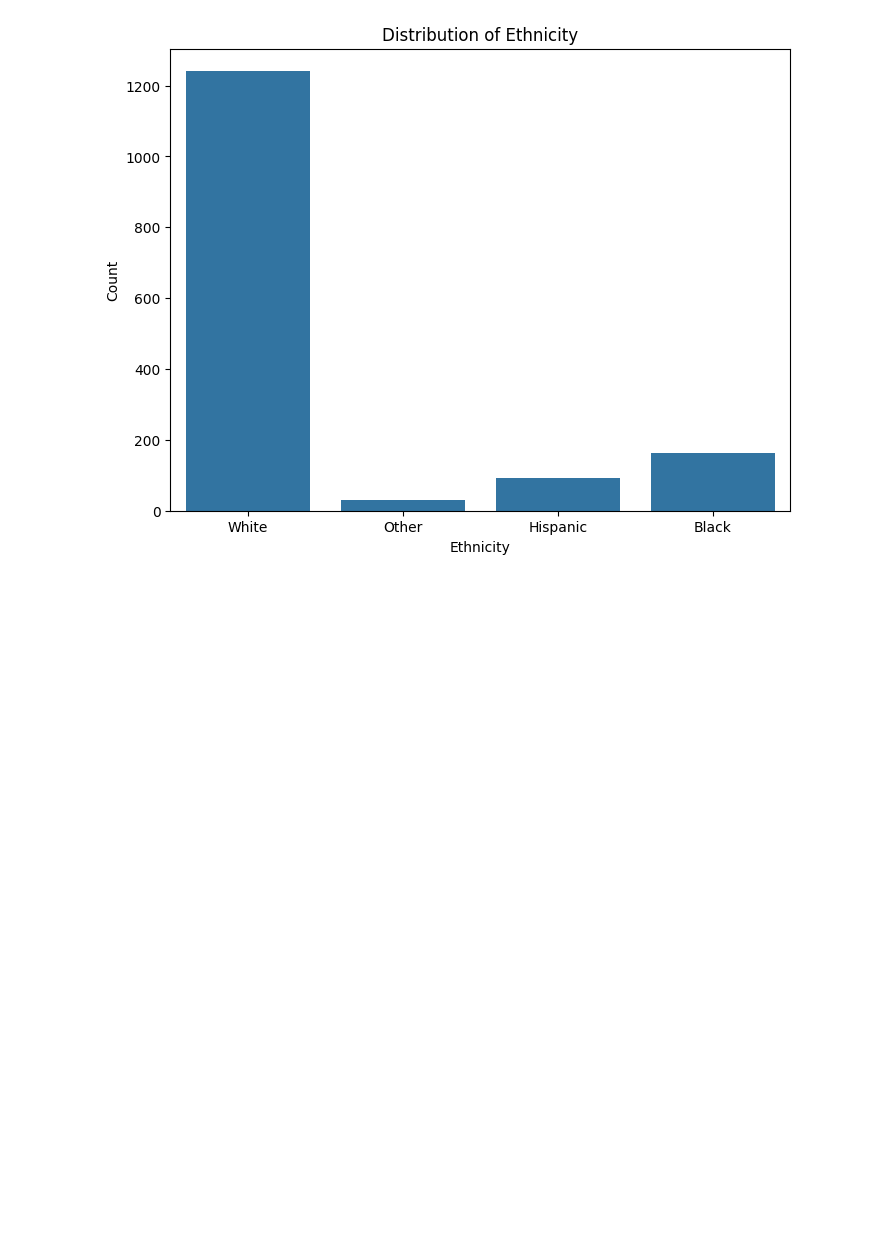
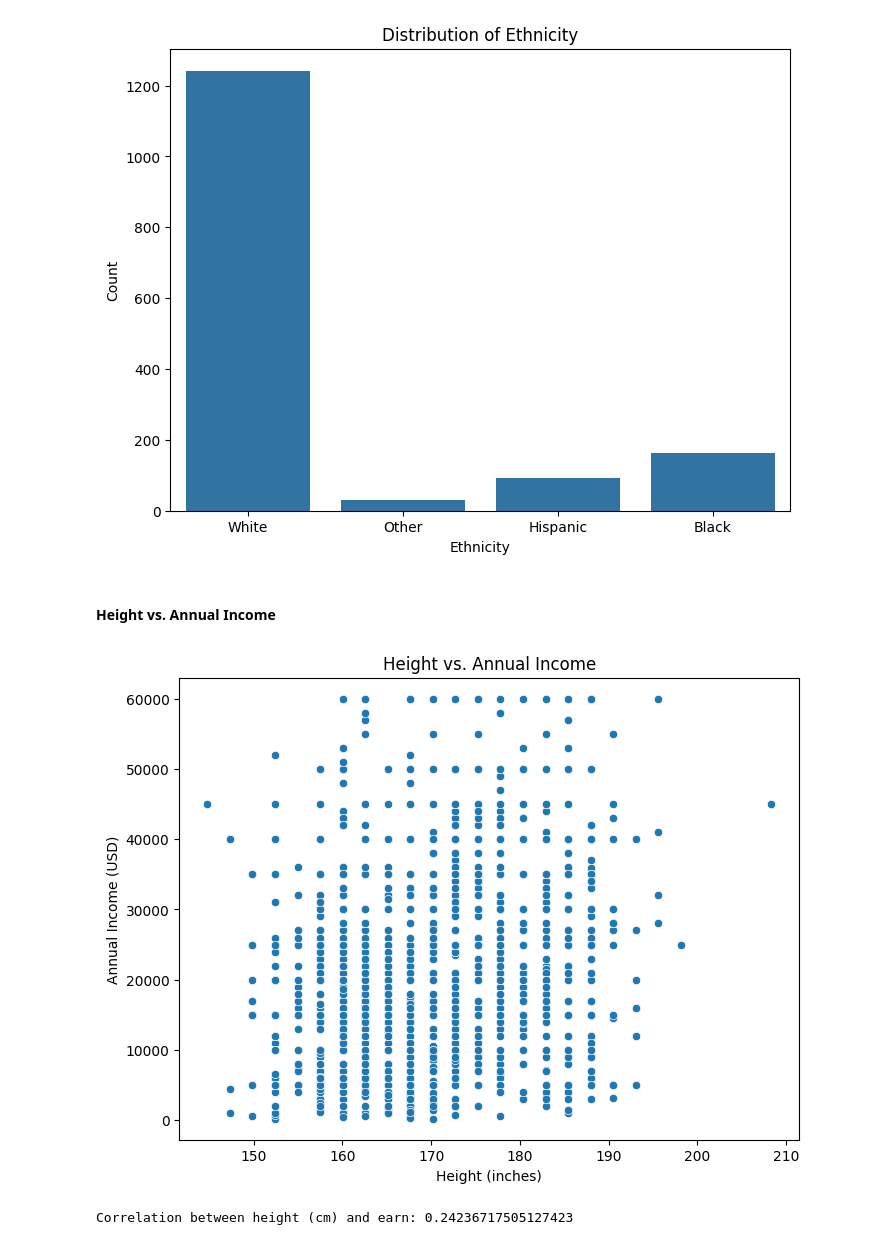
Before and after one commit to Darknight47/Data-Science-Project-01, a Jupyter notebook: linear_regression_with_interactioneffects.ipynb, the cells around one changed output. Cells and saved outputs as stored; diff of their text form; code cells hidden in the pictures; blank space fills up the shorter version.

```diff
--- a/linear_regression_with_interactioneffects.ipynb
+++ b/linear_regression_with_interactioneffects.ipynb
@@ -302,3 +312,19 @@ plt.ylabel('Count')
 plt.show()
 # %% [output]
 [figure]
+# %% [markdown]
+#### Height vs. Annual Income
+# %%
+plt.figure(figsize=(8,6))
+sns.scatterplot(x=dataset['height_cm'], y=dataset['earn'])
+plt.title('Height vs. Annual Income')
+plt.xlabel('Height (inches)')
+plt.ylabel('Annual Income (USD)')
+plt.show()
+# %% [output]
+[figure, added]
+# %%
+correlation = dataset['height_cm'].corr(dataset['earn'])
+print(f'Correlation between height (cm) and earn: {correlation}')
+# %% [output]
+Correlation between height (cm) and earn: 0.24236717505127423
```
Also changed, not shown: parts of 11 cells of this notebook.
